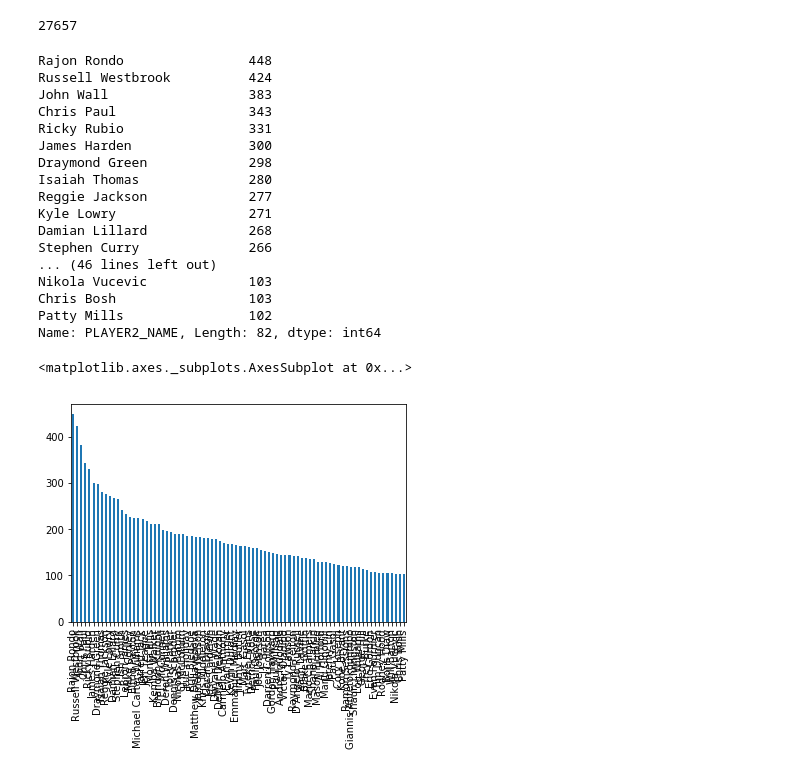
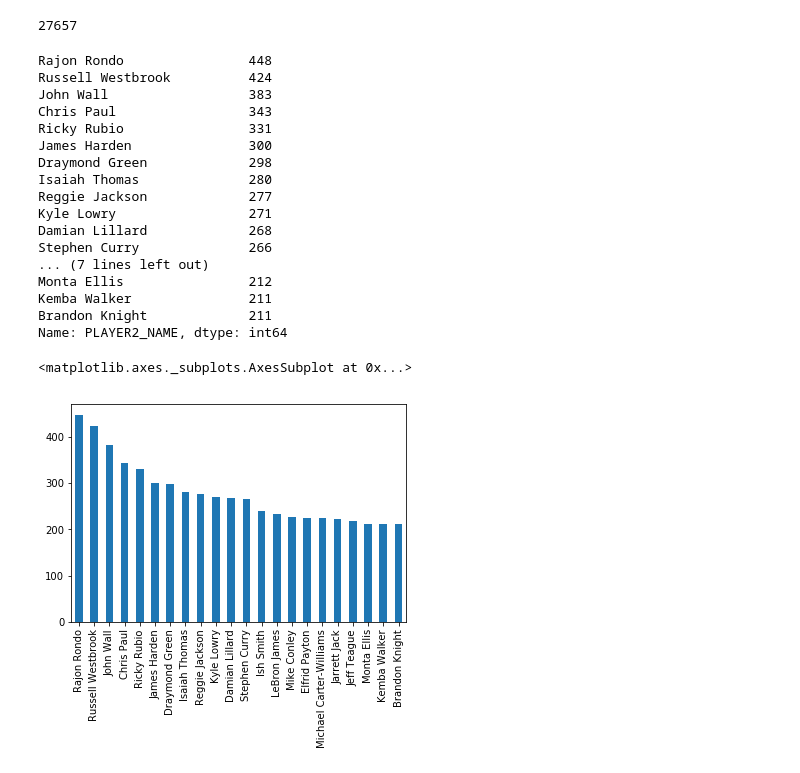
Before and after one commit to pauldevos/cu-bball-data-mining-project, a Jupyter notebook: JupyterNotebooks/Extracting ASTS, Bad Pass, Alley Oops.ipynb, the cells around one changed output. Saved outputs shown, nothing was run; the diff lists cells and outputs as text; code cells hidden in the pictures.

```diff
--- a/JupyterNotebooks/Extracting ASTS, Bad Pass, Alley Oops.ipynb
+++ b/JupyterNotebooks/Extracting ASTS, Bad Pass, Alley Oops.ipynb
@@ -257,26 +241,26 @@ print len(AST_df)
 # %% [output]
 27657
 # %%
-minAST = 100
+minAST = 200
 print ASTSuccess[ASTSuccess > minAST]
 ASTSuccess[ASTSuccess > minAST].plot(kind='bar')
 # %% [output]
 Rajon Rondo                448
 Russell Westbrook          424
 John Wall                  383
 Chris Paul                 343
 Ricky Rubio                331
 James Harden               300
 Draymond Green             298
 Isaiah Thomas              280
 Reggie Jackson             277
 Kyle Lowry                 271
 Damian Lillard             268
 Stephen Curry              266
-... (46 lines left out)
-Nikola Vucevic             103
-Chris Bosh                 103
-Patty Mills                102
-Name: PLAYER2_NAME, Length: 82, dtype: int64
+... (7 lines left out)
+Monta Ellis                212
+Kemba Walker               211
+Brandon Knight             211
+Name: PLAYER2_NAME, dtype: int64
 <matplotlib.axes._subplots.AxesSubplot at 0x...>
-[figure, old version]
+[figure, new version]
```
Also changed, not shown: parts of 2 cells of this notebook, 3 other files.
